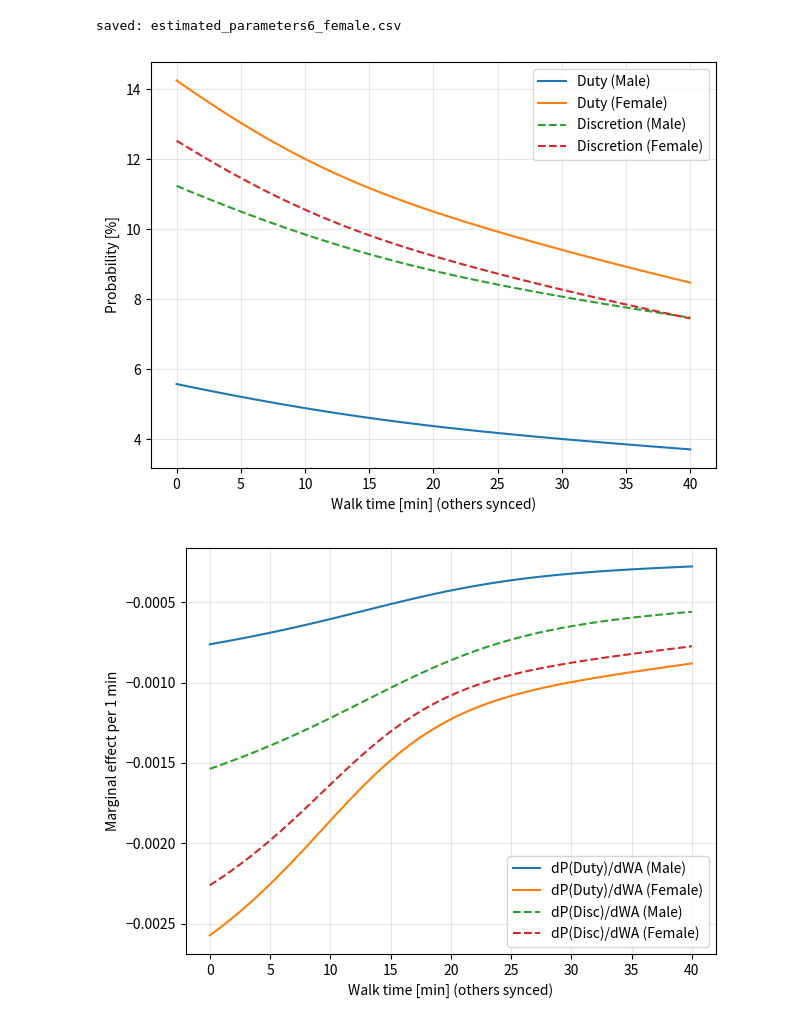
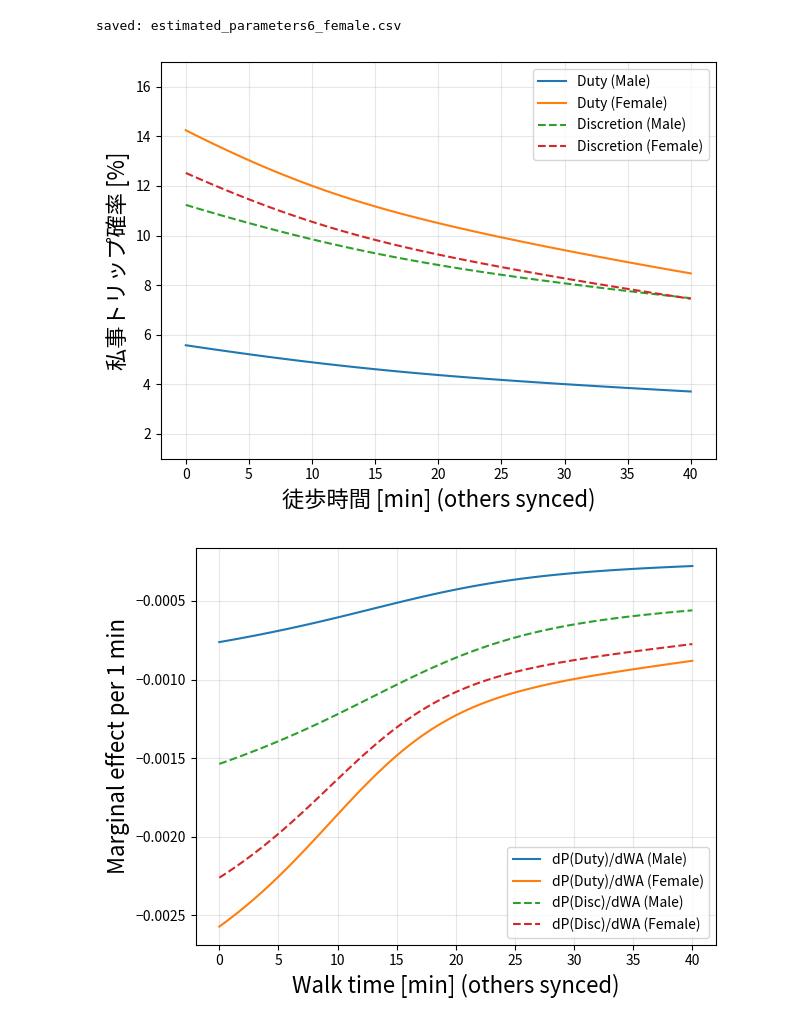
Before and after one commit to MITSUKI-cv/estimate, a Jupyter notebook: notebooks/Nested_logit_estimate/use_estimate/Nested_logit6_sex.ipynb, the cells around one changed output. Drawn from its saved outputs; the diff is of its cells as text; code cells hidden in the pictures.

```diff
--- a/notebooks/Nested_logit_estimate/use_estimate/Nested_logit6_sex.ipynb
+++ b/notebooks/Nested_logit_estimate/use_estimate/Nested_logit6_sex.ipynb
@@ -732,39 +732,40 @@ sync_mode = "ratio"  # "ratio"（比率連動） or "delta"（差分連動）
 PDU_m, PDI_m, dPDU_m, dPDI_m = nl_purpose_prob_sens(beta_m, fixed, WA_grid, sync=sync_mode)
 PDU_f, PDI_f, dPDU_f, dPDI_f = nl_purpose_prob_sens(beta_f, fixed, WA_grid, sync=sync_mode)
 
 # =========================================================
 # 6) 描画（確率）
 # =========================================================
 plt.figure()
 plt.plot(WA_grid, PDU_m * 100, label="Duty (Male)")
 plt.plot(WA_grid, PDU_f * 100, label="Duty (Female)")
 plt.plot(WA_grid, PDI_m * 100, label="Discretion (Male)", linestyle="--")
 plt.plot(WA_grid, PDI_f * 100, label="Discretion (Female)", linestyle="--")
-plt.xlabel("Walk time [min] (others synced)")
-plt.ylabel("Probability [%]")
+plt.ylim(1, 17)
+plt.xlabel("徒歩時間 [min] (others synced)", fontsize=16)
+plt.ylabel("私事トリップ確率 [%]", fontsize=16)
 plt.grid(True, alpha=0.3)
 plt.legend()
 plt.tight_layout()
 plt.show()
 
 # =========================================================
 # 7) 描画（限界効果：dP/dWalkTime）1分動かしたときの確率変化
 #     ※「感度」を傾きとして見たい場合はこちら
 # =========================================================
 plt.figure()
 plt.plot(WA_grid, dPDU_m, label="dP(Duty)/dWA (Male)")
 plt.plot(WA_grid, dPDU_f, label="dP(Duty)/dWA (Female)")
 plt.plot(WA_grid, dPDI_m, label="dP(Disc)/dWA (Male)", linestyle="--")
 plt.plot(WA_grid, dPDI_f, label="dP(Disc)/dWA (Female)", linestyle="--")
-plt.xlabel("Walk time [min] (others synced)")
-plt.ylabel("Marginal effect per 1 min")
+plt.xlabel("Walk time [min] (others synced)", fontsize=16)
+plt.ylabel("Marginal effect per 1 min", fontsize=16)
 plt.grid(True, alpha=0.3)
 plt.legend()
 plt.tight_layout()
 plt.show()
 # %% [output]
-[figure, old version]
+[figure, new version]
-[figure, old version]
+[figure, new version]
 # %%
 # =========================================================
 # 1) 推定結果（指定どおり get_beta_values）
```
Also changed, not shown: parts of 5 cells of this notebook, 3 other files.
